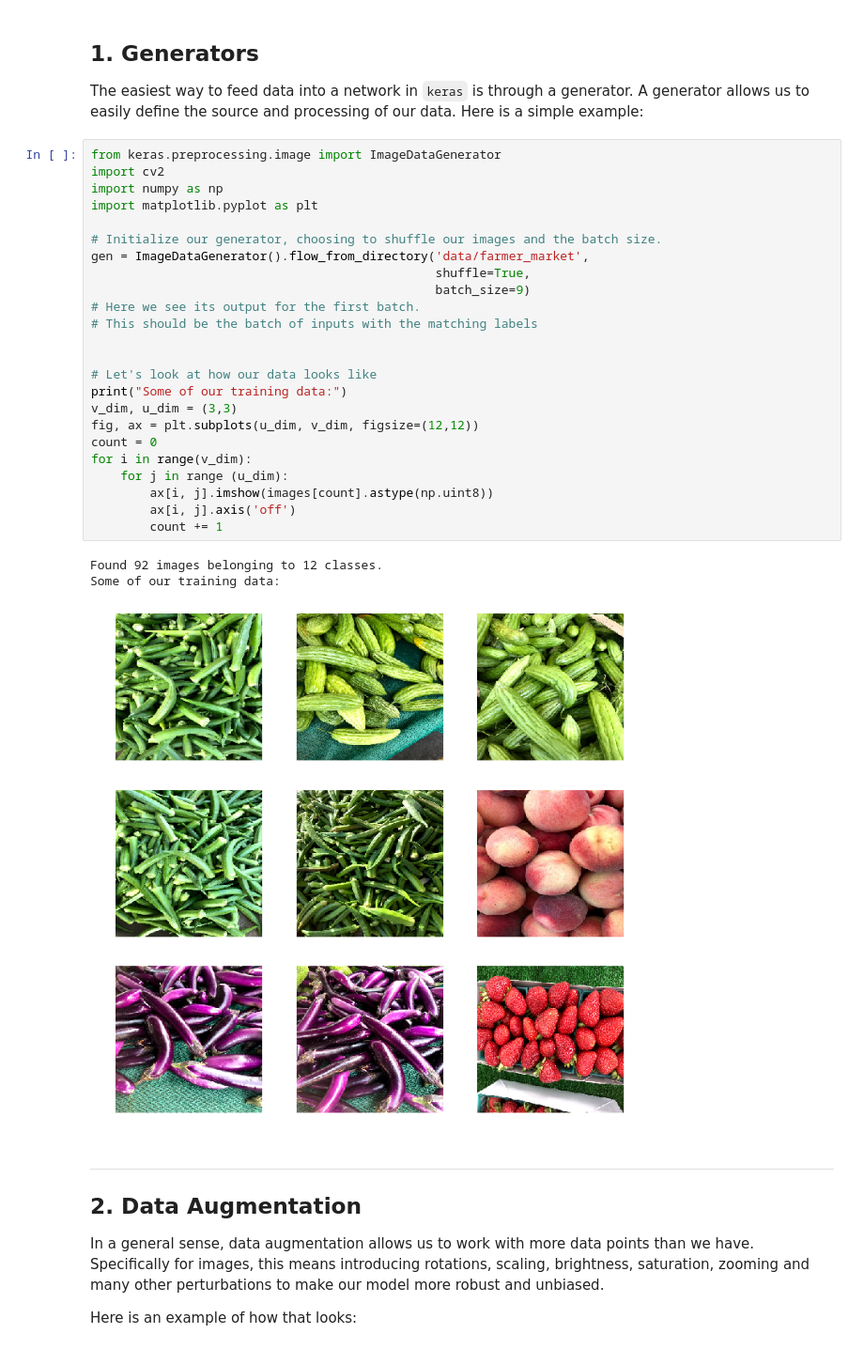
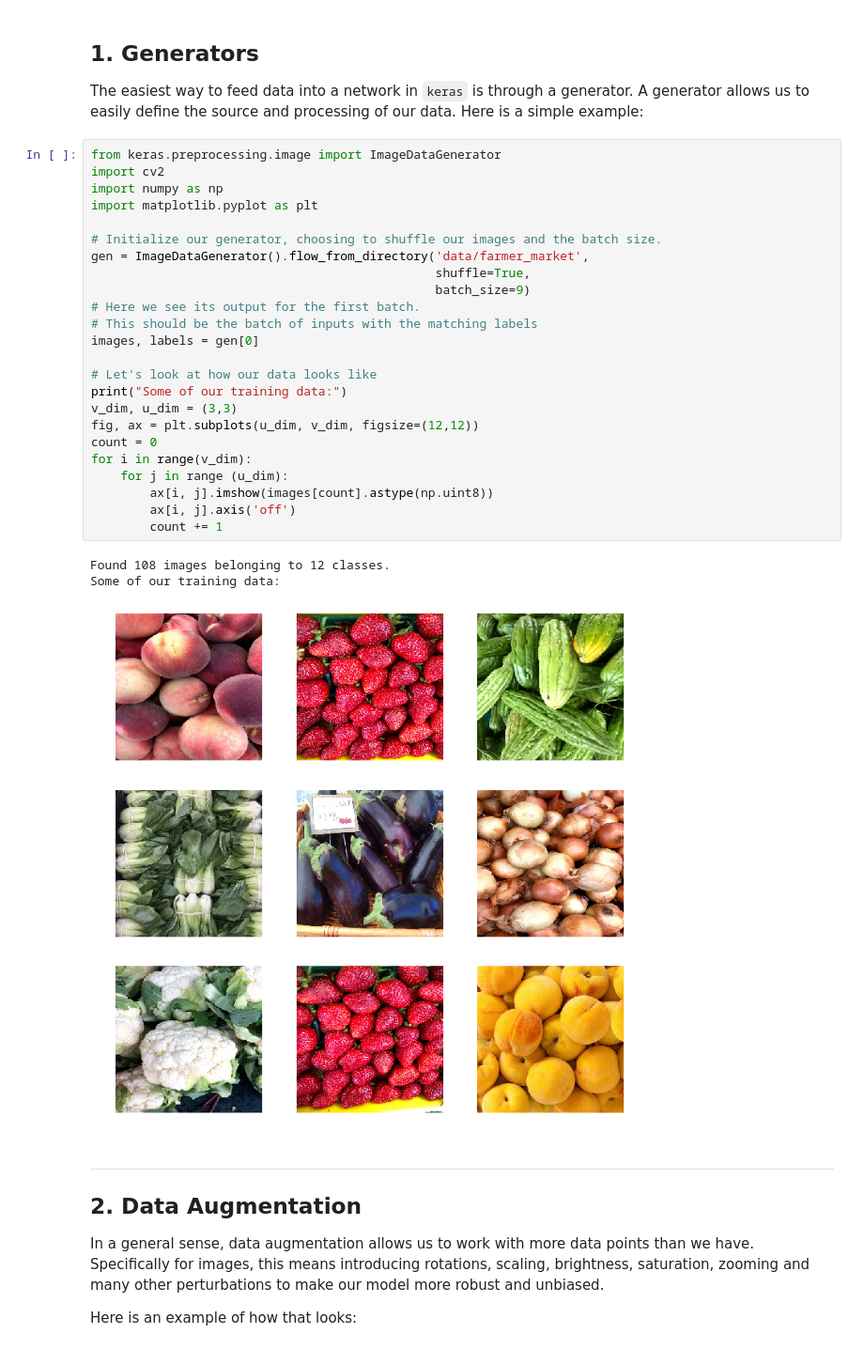
Before and after one commit to ksanjeevan/seeing-the-world, a Jupyter notebook: tutorial.ipynb, the cells around one changed output. Shown at 94% size. Drawn from its saved outputs; the diff is of its cells as text.

```diff
--- a/tutorial.ipynb
+++ b/tutorial.ipynb
@@ -26,31 +27,31 @@ The easiest way to feed data into a network in `keras` is through a generator. A
 # %%
 from keras.preprocessing.image import ImageDataGenerator
 import cv2
 import numpy as np
 import matplotlib.pyplot as plt
 
 # Initialize our generator, choosing to shuffle our images and the batch size.
 gen = ImageDataGenerator().flow_from_directory('data/farmer_market',
                                                shuffle=True,
                                                batch_size=9)
 # Here we see its output for the first batch.
 # This should be the batch of inputs with the matching labels
-
+images, labels = gen[0]
 
 # Let's look at how our data looks like
 print("Some of our training data:")
 v_dim, u_dim = (3,3)
 fig, ax = plt.subplots(u_dim, v_dim, figsize=(12,12))
 count = 0
 for i in range(v_dim):
     for j in range (u_dim):
         ax[i, j].imshow(images[count].astype(np.uint8))
         ax[i, j].axis('off')
         count += 1
 # %% [output]
-Found 92 images belonging to 12 classes.
+Found 108 images belonging to 12 classes.
 Some of our training data:
-[figure, old version]
+[figure, new version]
 # %% [markdown]
 ---
 
```
Also changed, not shown: parts of 17 cells of this notebook, 2 other files.
